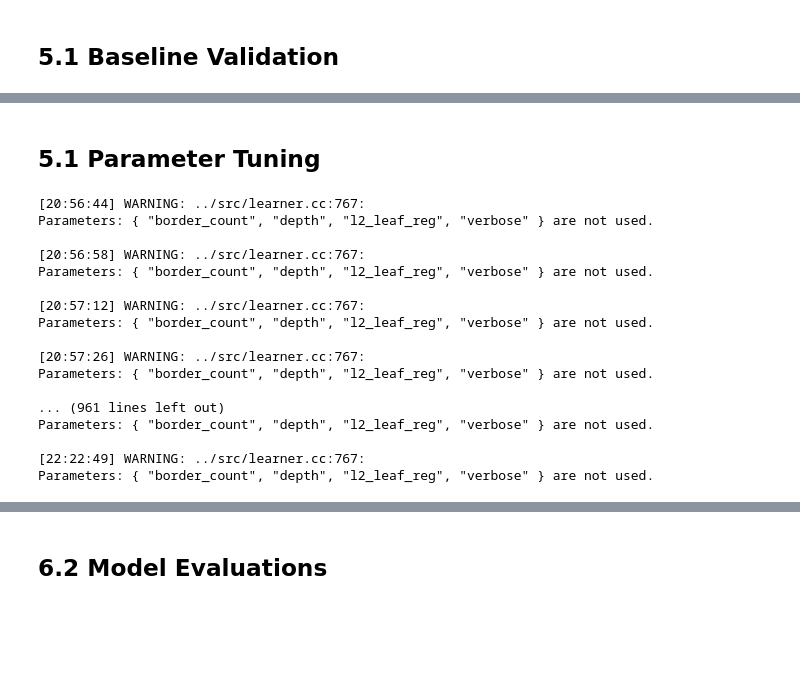
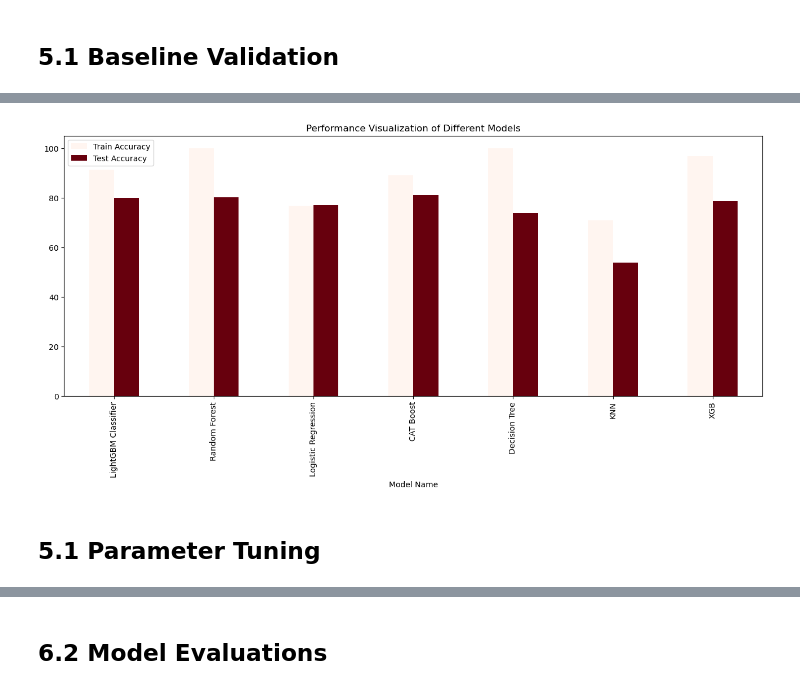
Before and after one commit to niveditha-vudayagiri/Spaceship-Titanic, a Jupyter notebook: spaceship-titanic.ipynb, the cells around one changed output, grey strips where cells are left out. Drawn from its saved outputs; the diff is of its cells as text; code cells hidden in the pictures; blank space fills up the shorter version.

```diff
--- a/spaceship-titanic.ipynb
+++ b/spaceship-titanic.ipynb
@@ -814,3 +855,11 @@ Baseline Validation done!
+# %%
+#Performance Plotting of Different Algorithms
+
+model_table.plot(x='Model Name',y=["Train Accuracy","Test Accuracy"], figsize=(16,6),kind="bar",
+        title="Performance Visualization of Different Models",cmap="Reds")
+plt.show()
+# %% [output]
+[figure, added]
 # %% [markdown]
 ## 5.1 Parameter Tuning
 # %%
@@ -897,30 +947,12 @@ for i in range(len(estimators)):
     if (labels[i] in ['XGBoost', 'SVC']):
         best_parameters.loc[i, 'Best parameters'] = get_best_parameters(estimators[i],
                                                                     estimators_params[i],
-                                                                    cv = 10,
+                                                                    cv = 5,
                                                                     search_mode = 'randomized')
     else:
         best_parameters.loc[i, 'Best parameters'] = get_best_parameters(estimators[i],
                                                                     estimators_params[i],
-                                                                    cv = 10,
+                                                                    cv = 5,
                                                                     search_mode = 'grid')
-# %% [output]
-[20:56:44] WARNING: ../src/learner.cc:767:
-Parameters: { "border_count", "depth", "l2_leaf_reg", "verbose" } are not used.
-
-[20:56:58] WARNING: ../src/learner.cc:767:
-Parameters: { "border_count", "depth", "l2_leaf_reg", "verbose" } are not used.
-
-[20:57:12] WARNING: ../src/learner.cc:767:
-Parameters: { "border_count", "depth", "l2_leaf_reg", "verbose" } are not used.
-
-[20:57:26] WARNING: ../src/learner.cc:767:
-Parameters: { "border_count", "depth", "l2_leaf_reg", "verbose" } are not used.
-
-... (961 lines left out)
-Parameters: { "border_count", "depth", "l2_leaf_reg", "verbose" } are not used.
-
-[22:22:49] WARNING: ../src/learner.cc:767:
-Parameters: { "border_count", "depth", "l2_leaf_reg", "verbose" } are not used.
 # %%
 display(best_parameters.style.background_gradient(cmap='summer_r'))
```
Also changed, not shown: parts of 31 cells of this notebook.
